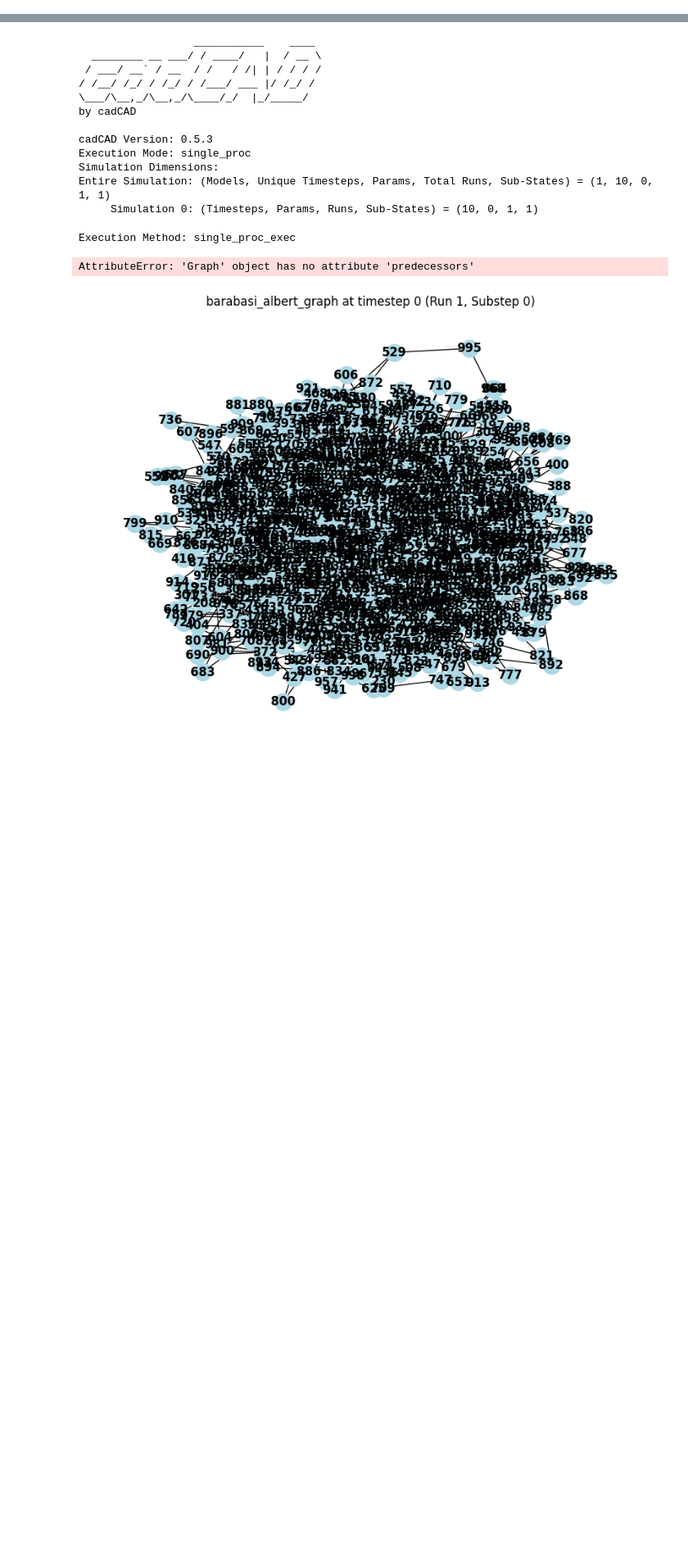
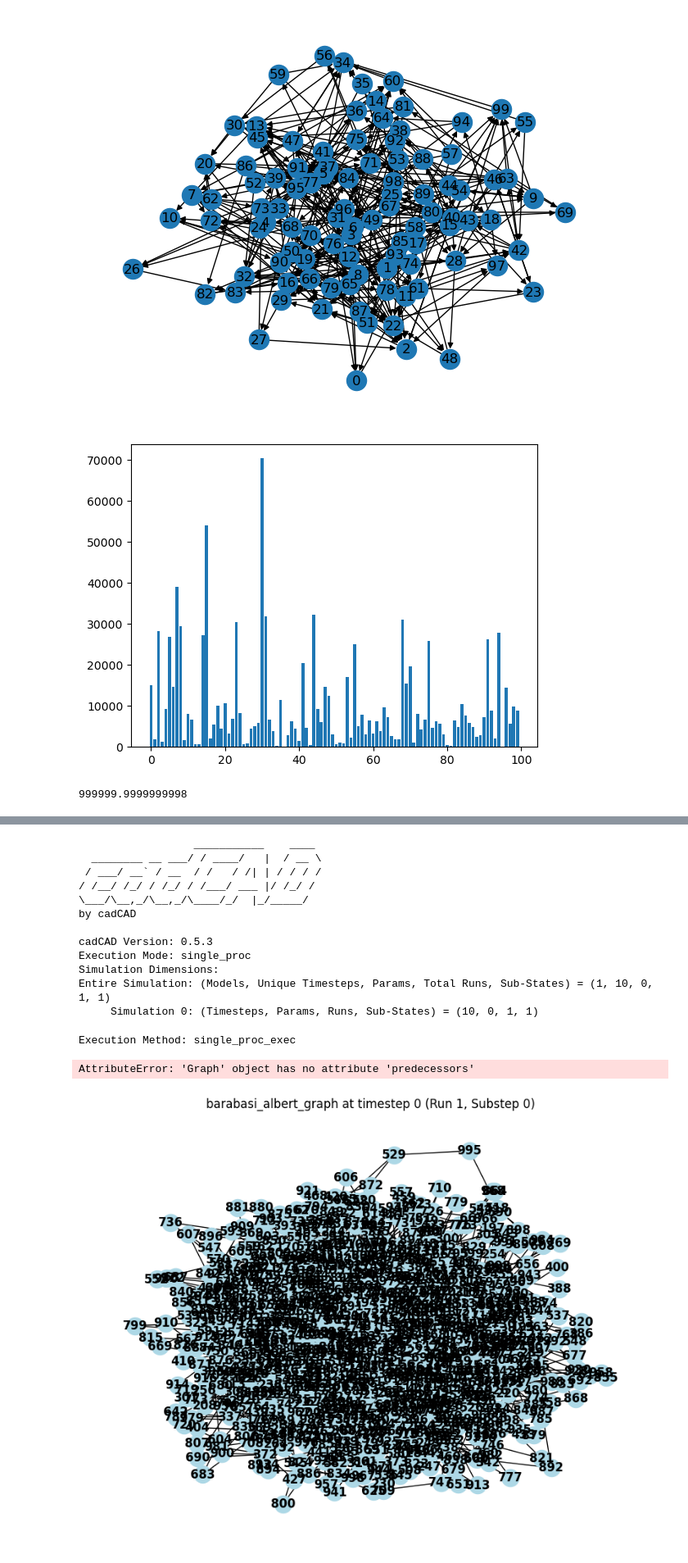
Before and after one commit to clique-cb/simple-eigentrust, a Jupyter notebook: python/notebook/cadcad_sim.ipynb, the cells around one changed output, grey strips where cells are left out. Shown at 82% size. Drawn from its saved outputs; the diff is of its cells as text; code cells hidden in the pictures; blank space fills up the shorter version.

```diff
--- a/python/notebook/cadcad_sim.ipynb
+++ b/python/notebook/cadcad_sim.ipynb
@@ -105,0 +235,12 @@ phantom_balances = graph_node_attrs(
+# %%
+G, balances = generate_pareto_graph_vessels(100)
+# %%
+nx.draw(G, with_labels=True)
+plt.show()
+plt.bar(np.arange(len(balances)), balances)
+plt.show()
+print(np.sum(balances))
+# %% [output]
+[figure, added]
+[figure, added]
+999999.9999999998
```
Also changed, not shown: parts of 41 cells of this notebook, 1 other file.
